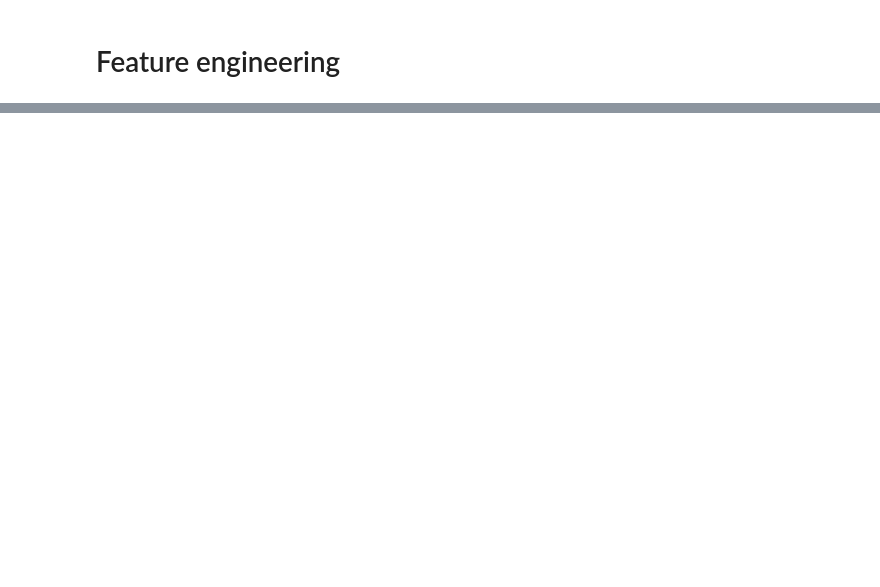
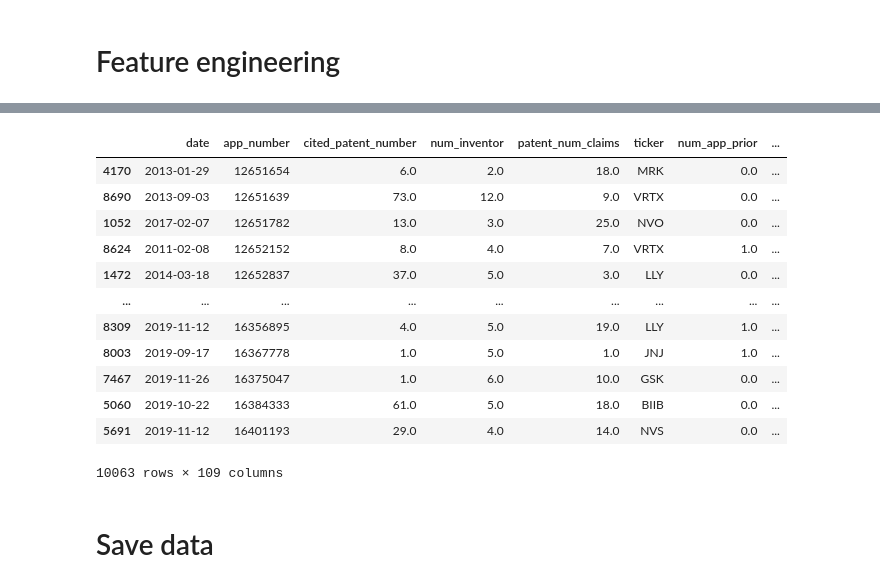
Before and after one commit to wvmrtn/mlf-project, a Jupyter notebook: main_feature.ipynb, the cells around one changed output, grey strips where cells are left out. Drawn from its saved outputs; the diff is of its cells as text; code cells hidden in the pictures; blank space fills up the shorter version.

```diff
--- a/main_feature.ipynb
+++ b/main_feature.ipynb
@@ -77,0 +124,10 @@ X
+# %%
+for i, x in X_patent.iterrows():
+    # get returns one day before date
+    sub = stocks[x['ticker']]
+    ret_before = sub[sub.index < x['date']].iloc[-1:]
+    ret_after = sub[sub.index >= x['date']].iloc[:days-1]
+    ret = pd.concat([ret_before, ret_after], axis=0)
+    ret = (ret + 1).cumprod(axis=0).iloc[-1]-1
+    X_patent.at[i, 'y_ret'] = ret
+    X_patent.at[i, 'y_bin'] = 0 if ret < 0 else 1
@@ -77,0 +150,18 @@ X
+# %%
+X_patent
+# %% [output]
+|  | date | app_number | cited_patent_number | num_inventor | patent_num_claims | ticker | num_app_prior | ... |
+| 4170 | 2013-01-29 | 12651654 | 6.0 | 2.0 | 18.0 | MRK | 0.0 | ... |
+| 8690 | 2013-09-03 | 12651639 | 73.0 | 12.0 | 9.0 | VRTX | 0.0 | ... |
+| 1052 | 2017-02-07 | 12651782 | 13.0 | 3.0 | 25.0 | NVO | 0.0 | ... |
+| 8624 | 2011-02-08 | 12652152 | 8.0 | 4.0 | 7.0 | VRTX | 1.0 | ... |
+| 1472 | 2014-03-18 | 12652837 | 37.0 | 5.0 | 3.0 | LLY | 0.0 | ... |
+| ... | ... | ... | ... | ... | ... | ... | ... | ... |
+| 8309 | 2019-11-12 | 16356895 | 4.0 | 5.0 | 19.0 | LLY | 1.0 | ... |
+| 8003 | 2019-09-17 | 16367778 | 1.0 | 5.0 | 1.0 | JNJ | 1.0 | ... |
+| 7467 | 2019-11-26 | 16375047 | 1.0 | 6.0 | 10.0 | GSK | 0.0 | ... |
+| 5060 | 2019-10-22 | 16384333 | 61.0 | 5.0 | 18.0 | BIIB | 0.0 | ... |
+| 5691 | 2019-11-12 | 16401193 | 29.0 | 4.0 | 14.0 | NVS | 0.0 | ... |
+10063 rows × 109 columns
+# %% [markdown]
+# Save data
```
Also changed, not shown: parts of 19 cells of this notebook, 2 other files.
